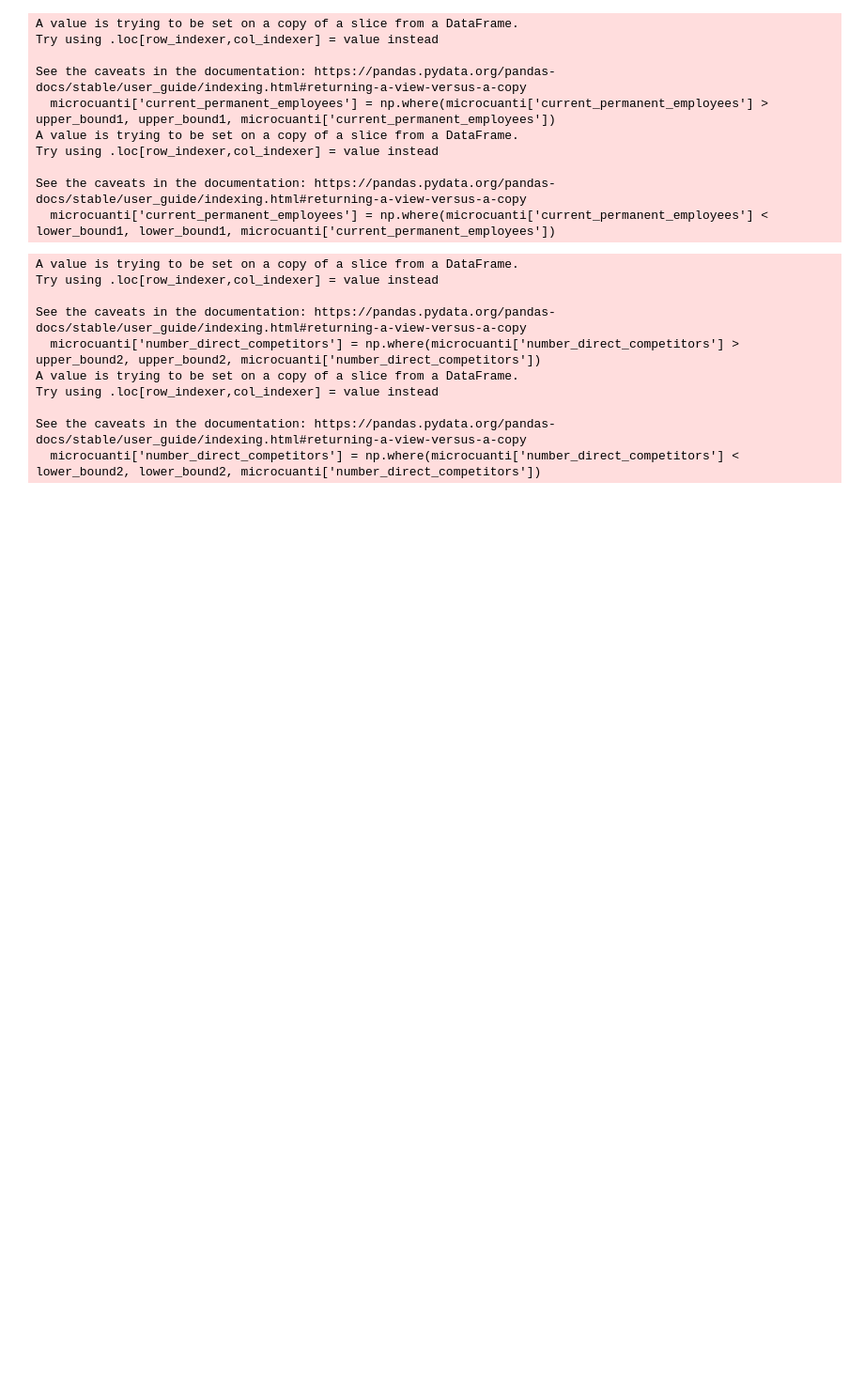
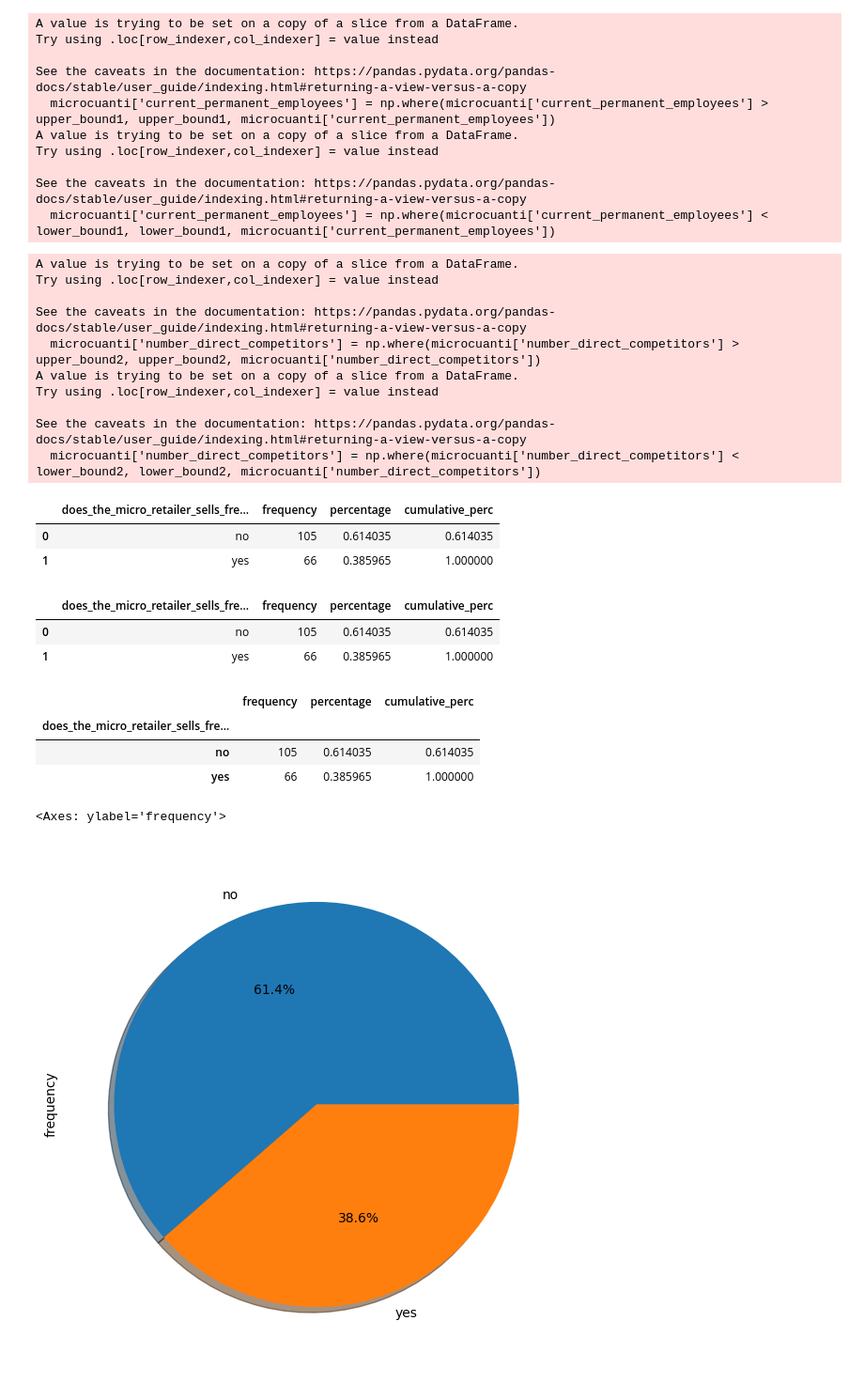
Before and after one commit to karen1203/Extracci-n-de-caracter-sticas, a Jupyter notebook: Act5.ipynb, the cells around one changed output. Shown at 94% size. Cells and saved outputs as stored; diff of their text form; code cells hidden in the pictures; blank space fills up the shorter version.

```diff
--- a/Act5.ipynb
+++ b/Act5.ipynb
@@ -235,0 +684,27 @@ freq_tbl(micro)
+# %%
+t1=freq_tbl(micro['does_the_micro_retailer_sells_fresh_products_'])
+t1
+# %% [output]
+|  | does_the_micro_retailer_sells_fre... | frequency | percentage | cumulative_perc |
+| 0 | no | 105 | 0.614035 | 0.614035 |
+| 1 | yes | 66 | 0.385965 | 1.000000 |
+# %%
+filtro=t1[t1['frequency']>1]
+filtro
+# %% [output]
+|  | does_the_micro_retailer_sells_fre... | frequency | percentage | cumulative_perc |
+| 0 | no | 105 | 0.614035 | 0.614035 |
+| 1 | yes | 66 | 0.385965 | 1.000000 |
+# %%
+a=filtro.set_index('does_the_micro_retailer_sells_fresh_products_')
+a
+# %% [output]
+|  | frequency | percentage | cumulative_perc |
+| does_the_micro_retailer_sells_fre... |  |  |  |
+| no | 105 | 0.614035 | 0.614035 |
+| yes | 66 | 0.385965 | 1.000000 |
+# %%
+a['frequency'].plot(kind='pie', figsize=(14,7),shadow=True, autopct="%0.1f%%")
+# %% [output]
+<Axes: ylabel='frequency'>
+[figure, added]
```
Also changed, not shown: parts of 43 cells of this notebook.
